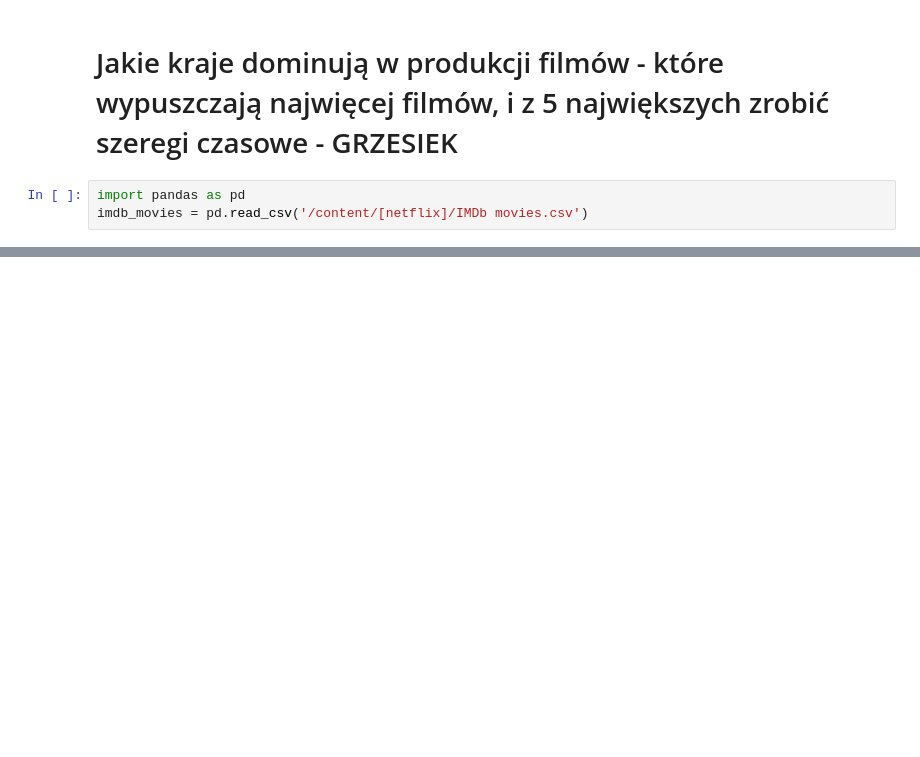
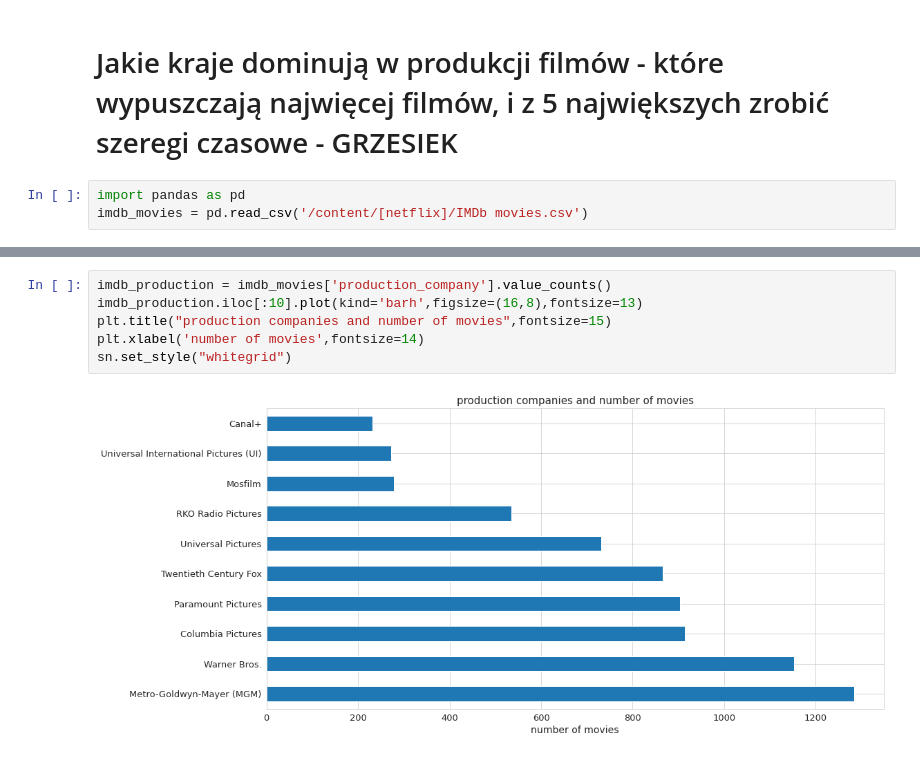
Before and after one commit to KatBotkowska/CodersCrew, a Jupyter notebook: Netflix_data.ipynb, the cells around one changed output, grey strips where cells are left out. Drawn from its saved outputs; the diff is of its cells as text; blank space fills up the shorter version.

```diff
--- a/Netflix_data.ipynb
+++ b/Netflix_data.ipynb
@@ -590,0 +678,8 @@ imdb_movies = pd.read_csv('/content/[netflix]/IMDb movies.csv')
+# %%
+imdb_production = imdb_movies['production_company'].value_counts()
+imdb_production.iloc[:10].plot(kind='barh',figsize=(16,8),fontsize=13)
+plt.title("production companies and number of movies",fontsize=15)
+plt.xlabel('number of movies',fontsize=14)
+sn.set_style("whitegrid")
+# %% [output]
+[figure, added]
```
Also changed, not shown: parts of 23 cells of this notebook.
